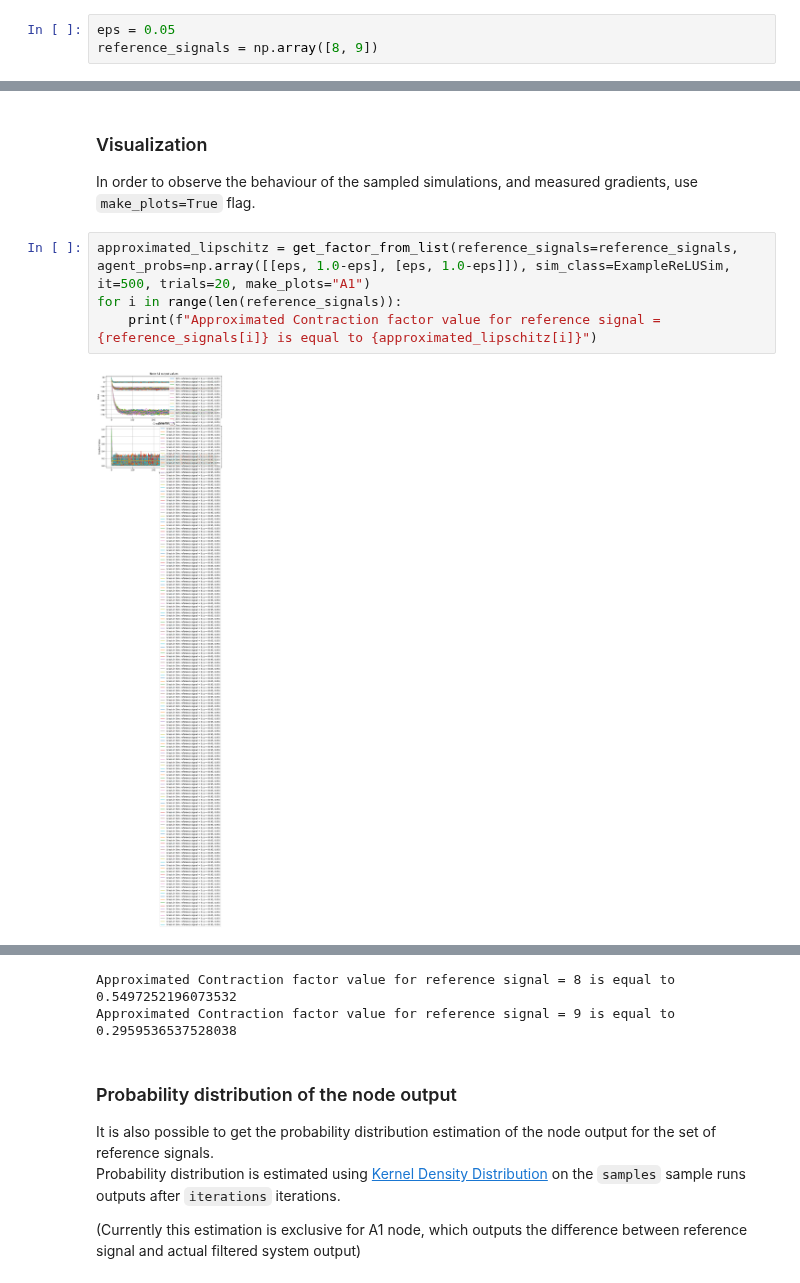
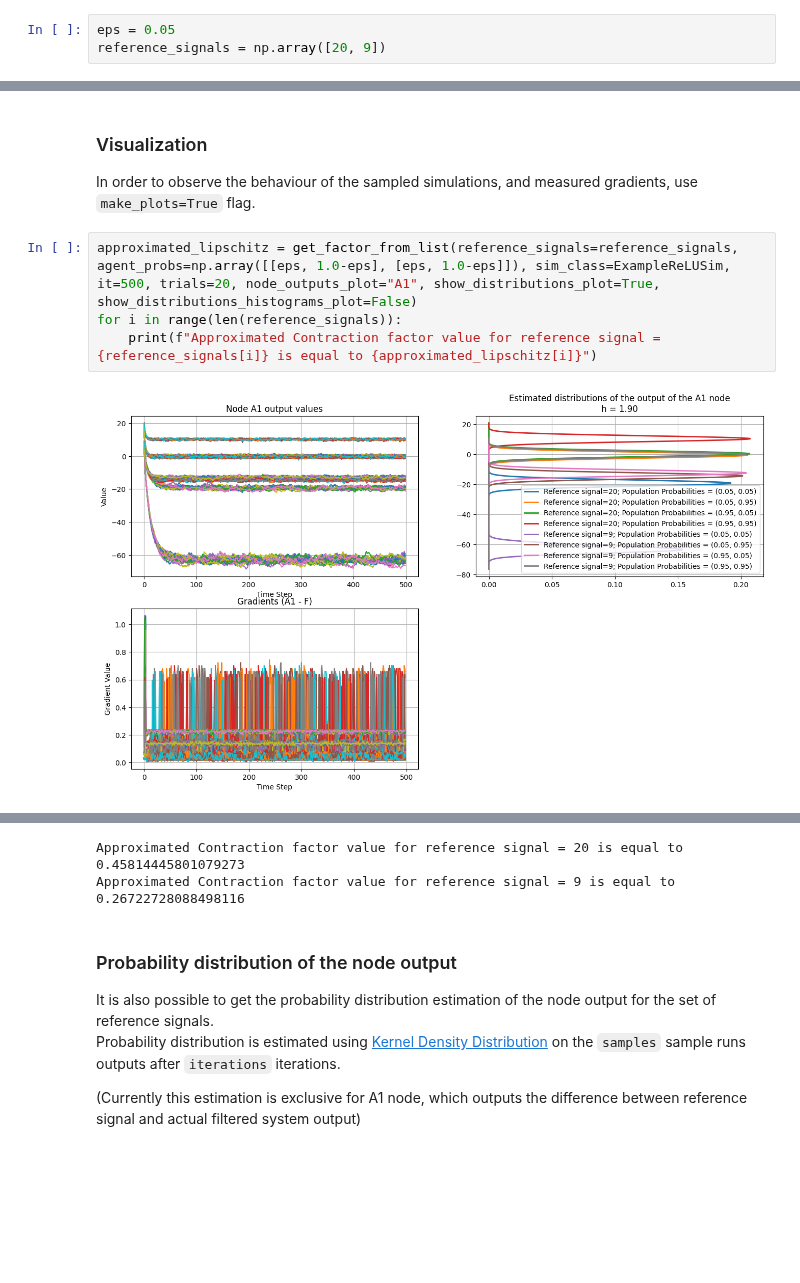
Before and after one commit to humancompatible/interconnect, a Jupyter notebook: examples/approximation.ipynb, the cells around one changed output, grey strips where cells are left out. Cells and saved outputs as stored; diff of their text form; blank space fills up the shorter version.

Commit message:
Better plotting of the final output distributions and some other changes.

```diff
--- a/examples/approximation.ipynb
+++ b/examples/approximation.ipynb
@@ -22,5 +22,5 @@ Call get_factor function specifying set of the reference signals.
 In order to get approximated value, we run simulations with different combinations of the tweaked agents probability parameters (Specifically, for agents with two possible response functions, that are picked randomly, with the probability 0.5, we run simulations where probabilities of picking f1 are set either to `eps`, or `1-eps` (edge cases), after obtaining maximum gradient value for each probability combination, we take weighted average of them).
 # %%
 eps = 0.05
-reference_signals = np.array([8, 9])
+reference_signals = np.array([20, 9])
 # %%
@@ -35,8 +35,8 @@ Approximated Contraction factor value for reference signal = 9 is equal to 0.518
 
 In order to observe the behaviour of the sampled simulations, and measured gradients, use `make_plots=True` flag.
 # %%
-approximated_lipschitz = get_factor_from_list(reference_signals=reference_signals, agent_probs=np.array([[eps, 1.0-eps], [eps, 1.0-eps]]), sim_class=ExampleReLUSim, it=500, trials=20, make_plots="A1")
+approximated_lipschitz = get_factor_from_list(reference_signals=reference_signals, agent_probs=np.array([[eps, 1.0-eps], [eps, 1.0-eps]]), sim_class=ExampleReLUSim, it=500, trials=20, node_outputs_plot="A1", show_distributions_plot=True, show_distributions_histograms_plot=False)
 for i in range(len(reference_signals)):
     print(f"Approximated Contraction factor value for reference signal = {reference_signals[i]} is equal to {approximated_lipschitz[i]}")
 # %% [output]
-[figure, old version]
+[figure, new version]
@@ -45,5 +43,5 @@ for i in range(len(reference_signals)):
-Approximated Contraction factor value for reference signal = 8 is equal to 0.5497252196073532
-Approximated Contraction factor value for reference signal = 9 is equal to 0.2959536537528038
+Approximated Contraction factor value for reference signal = 20 is equal to 0.45814445801079273
+Approximated Contraction factor value for reference signal = 9 is equal to 0.26722728088498116
 # %% [markdown]
 ### Probability distribution of the node output
 
```
Also changed, not shown: parts of 3 cells of this notebook, 4 other files.
